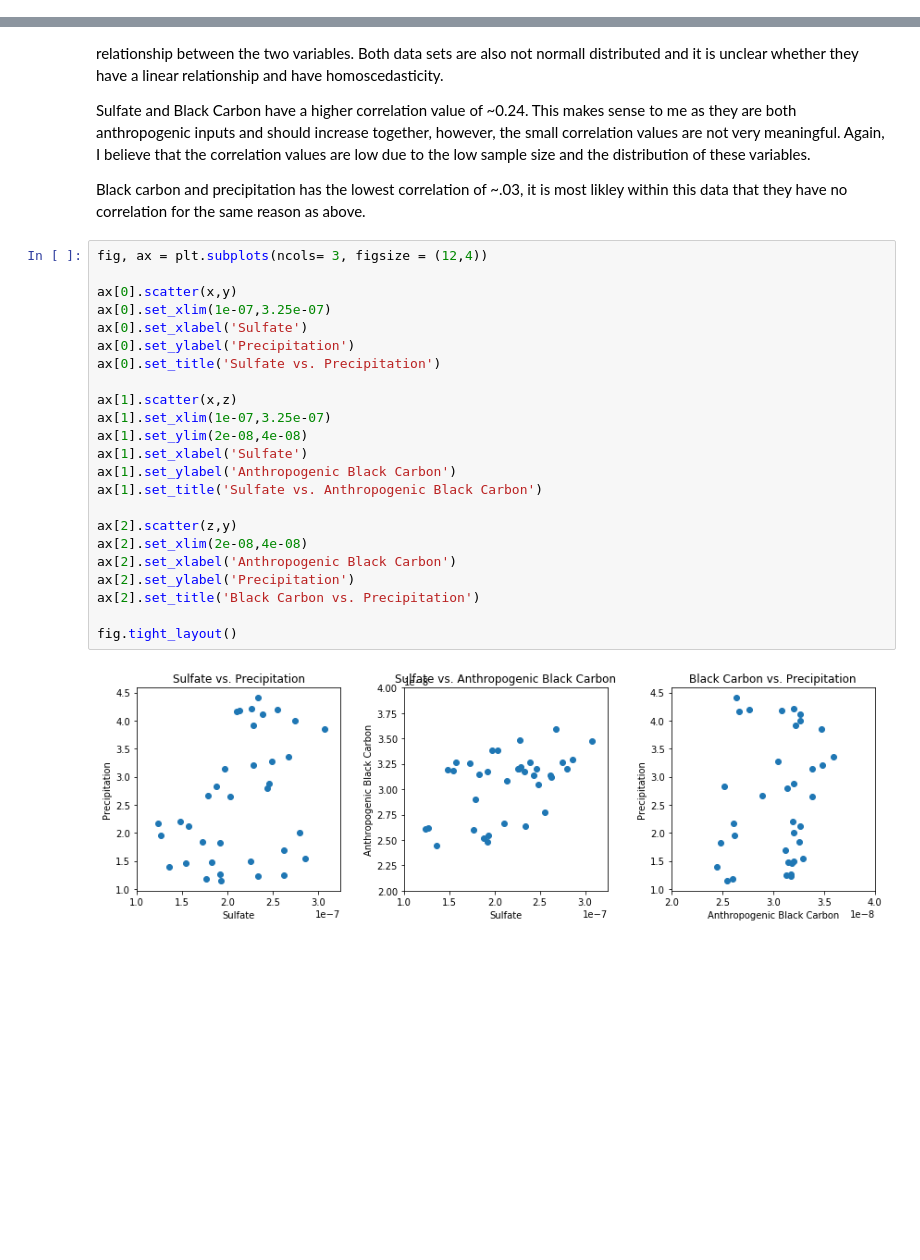
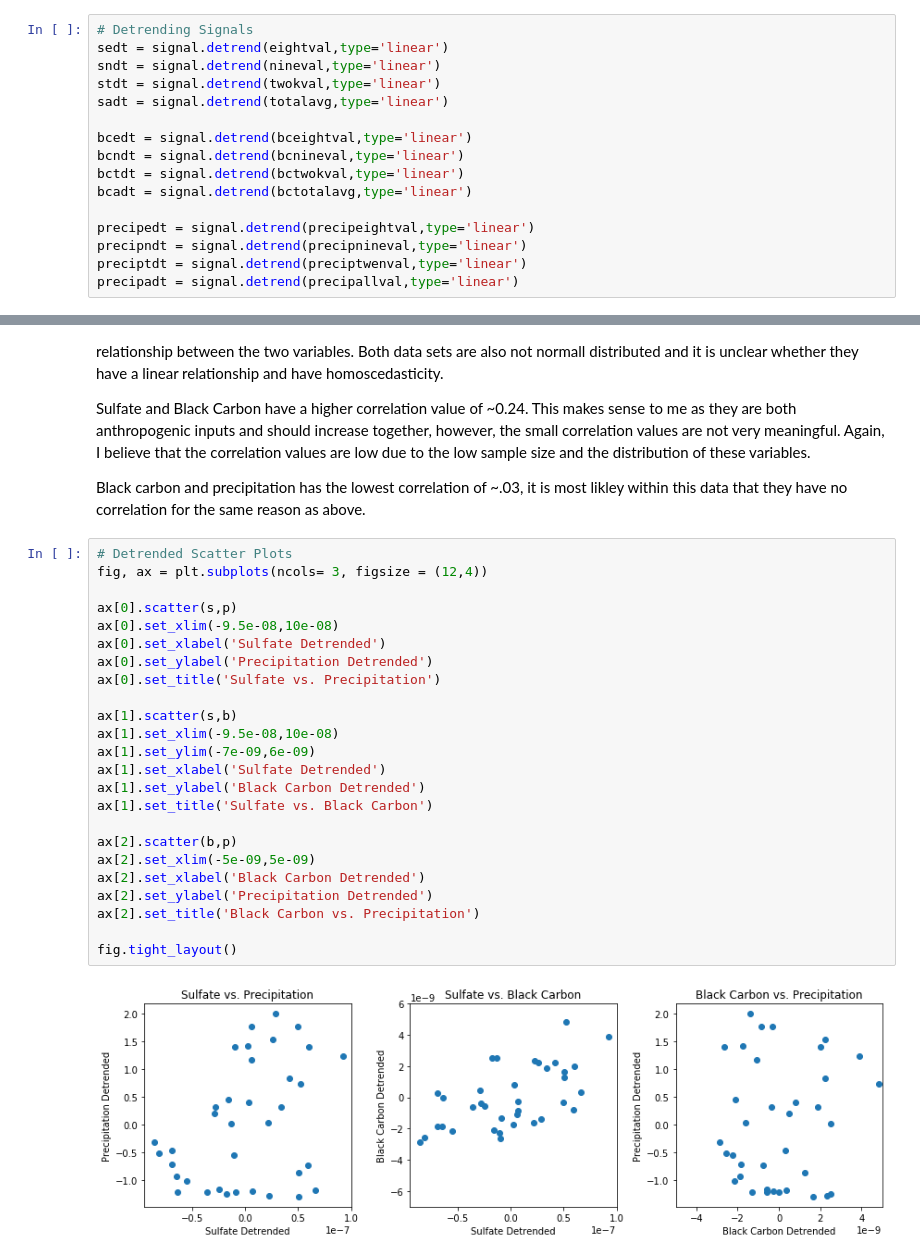
Before and after one commit to ichit/Research-Computing-Final-Project, a Jupyter notebook: Aerosol Final Project.ipynb, the cells around one changed output, grey strips where cells are left out. Drawn from its saved outputs; the diff is of its cells as text; blank space fills up the shorter version.

```diff
--- a/Aerosol Final Project.ipynb
+++ b/Aerosol Final Project.ipynb
@@ -117,6 +117,22 @@ precipeightval = precipeight.precip.mean(dim=('lat','lon')).values
 precipnineval = precipnine.precip.mean(dim=('lat','lon')).values
 preciptwenval = preciptwenty.precip.mean(dim=('lat','lon')).values
 precipallval = precipall.precip.mean(dim=('lat','lon')).values
+# %%
+# Detrending Signals
+sedt = signal.detrend(eightval,type='linear')
+sndt = signal.detrend(nineval,type='linear')
+stdt = signal.detrend(twokval,type='linear')
+sadt = signal.detrend(totalavg,type='linear')
+
+bcedt = signal.detrend(bceightval,type='linear')
+bcndt = signal.detrend(bcnineval,type='linear')
+bctdt = signal.detrend(bctwokval,type='linear')
+bcadt = signal.detrend(bctotalavg,type='linear')
+
+precipedt = signal.detrend(precipeightval,type='linear')
+precipndt = signal.detrend(precipnineval,type='linear')
+preciptdt = signal.detrend(preciptwenval,type='linear')
+precipadt = signal.detrend(precipallval,type='linear')
 # %% [markdown]
 My first figure is a visualization of the distribution of Sulfate, Black Carbon, and Precipitation from 1980-2000. When first starting the project and choosing this dataset, I did not think about the possibility of my dataset not being normally distributed. This makes gives me limited opportunities in the types of statistical testing that is possible.
 # %%
@@ -277,27 +380,28 @@ Sulfate and Black Carbon have a higher correlation value of ~0.24. This makes se
 
 Black carbon and precipitation has the lowest correlation of ~.03, it is most likley within this data that they have no correlation for the same reason as above.
 # %%
+# Detrended Scatter Plots
 fig, ax = plt.subplots(ncols= 3, figsize = (12,4))
 
-ax[0].scatter(x,y)
-ax[0].set_xlim(1e-07,3.25e-07)
-ax[0].set_xlabel('Sulfate')
-ax[0].set_ylabel('Precipitation')
+ax[0].scatter(s,p)
+ax[0].set_xlim(-9.5e-08,10e-08)
+ax[0].set_xlabel('Sulfate Detrended')
+ax[0].set_ylabel('Precipitation Detrended')
 ax[0].set_title('Sulfate vs. Precipitation')
 
-ax[1].scatter(x,z)
-ax[1].set_xlim(1e-07,3.25e-07)
-ax[1].set_ylim(2e-08,4e-08)
-ax[1].set_xlabel('Sulfate')
-ax[1].set_ylabel('Anthropogenic Black Carbon')
-ax[1].set_title('Sulfate vs. Anthropogenic Black Carbon')
+ax[1].scatter(s,b)
+ax[1].set_xlim(-9.5e-08,10e-08)
+ax[1].set_ylim(-7e-09,6e-09)
+ax[1].set_xlabel('Sulfate Detrended')
+ax[1].set_ylabel('Black Carbon Detrended')
+ax[1].set_title('Sulfate vs. Black Carbon')
 
-ax[2].scatter(z,y)
-ax[2].set_xlim(2e-08,4e-08)
-ax[2].set_xlabel('Anthropogenic Black Carbon')
-ax[2].set_ylabel('Precipitation')
+ax[2].scatter(b,p)
+ax[2].set_xlim(-5e-09,5e-09)
+ax[2].set_xlabel('Black Carbon Detrended')
+ax[2].set_ylabel('Precipitation Detrended')
 ax[2].set_title('Black Carbon vs. Precipitation')
 
 fig.tight_layout()
 # %% [output]
-[figure, old version]
+[figure, new version]
```
Also changed, not shown: parts of 6 cells of this notebook.
